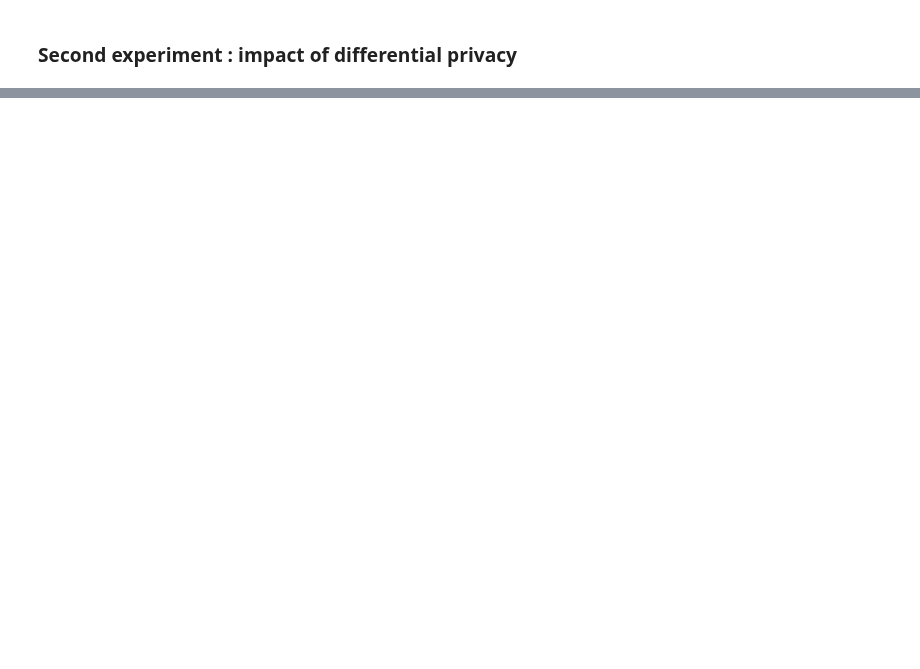
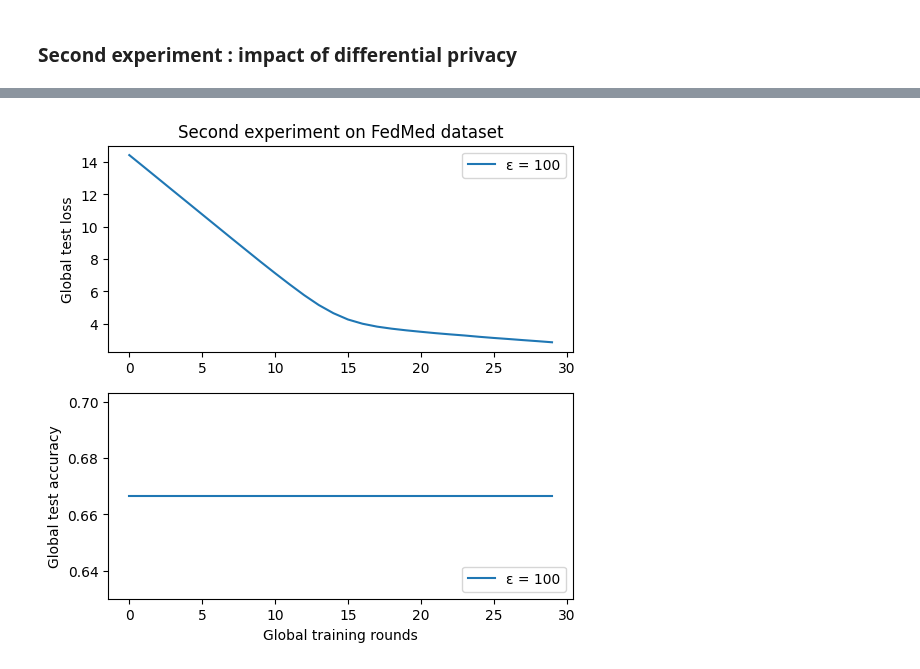
Before and after one commit to jan-kreischer/FedML_w_DP, a Jupyter notebook: experiments/exp_FedMed.ipynb, the cells around one changed output, grey strips where cells are left out. Drawn from its saved outputs; the diff is of its cells as text; code cells hidden in the pictures; blank space fills up the shorter version.

```diff
--- a/experiments/exp_FedMed.ipynb
+++ b/experiments/exp_FedMed.ipynb
@@ -52,7 +125,7 @@ plot_exp(experiment_losses, experiment_accs, names, title)
 ### Second experiment : impact of differential privacy
 # %%
 NR_CLIENTS = 5
-NR_TRAINING_ROUNDS = 100
+NR_TRAINING_ROUNDS = 30
 EPOCHS = 100
 PATIENCE = 20
 LR = 1e-4
@@ -108,4 +178,7 @@ KeyboardInterrupt:
 # %%
 names = [f'ε = {i}' for i in RANGE_EPSILON]
 title = 'Second experiment on FedMed dataset'
-plot_exp(experiment_losses, experiment_accs, names, title)
+fig = plot_exp(experiment_losses, experiment_accs, names, title)
+fig.savefig("FedMED_exp2.pdf")
+# %% [output]
+[figure, added]
```
Also changed, not shown: parts of 12 cells of this notebook.
